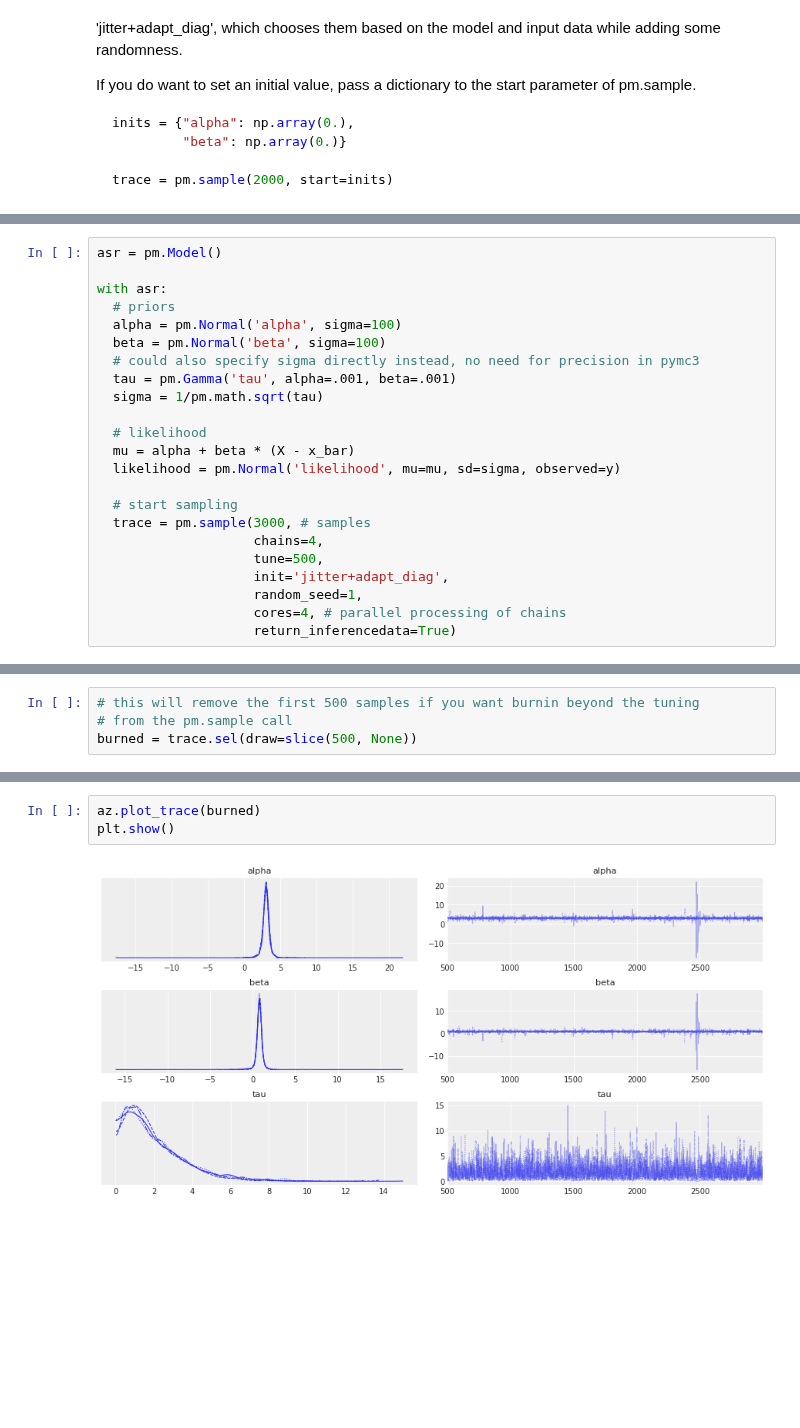
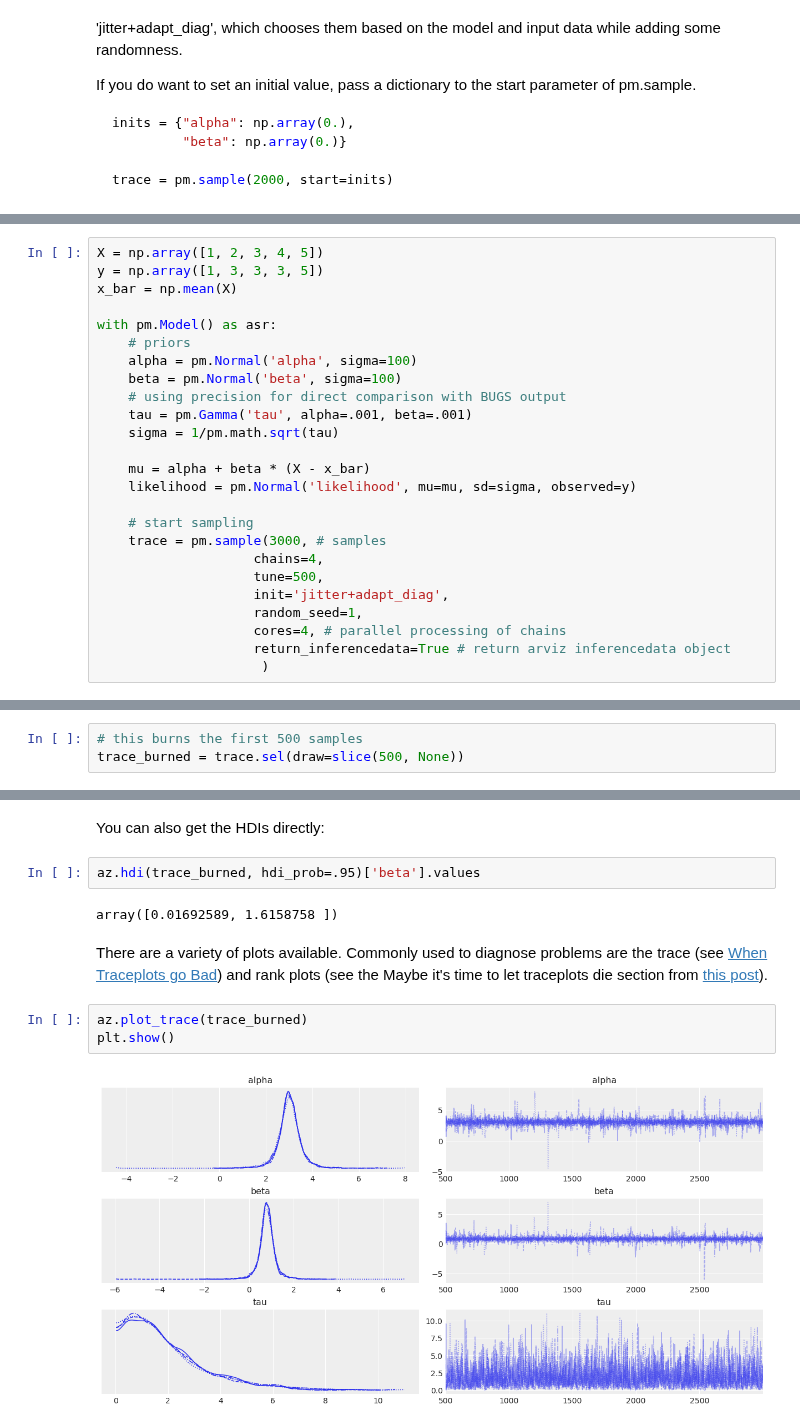
Before and after one commit to areding/6420-pymc, a Jupyter notebook: Unit1.ipynb, the cells around one changed output, grey strips where cells are left out. Cells and saved outputs as stored; diff of their text form; blank space fills up the shorter version.

```diff
--- a/Unit1.ipynb
+++ b/Unit1.ipynb
@@ -29,26 +31,28 @@ x_bar = np.mean(X)
 # %%
-asr = pm.Model()
+X = np.array([1, 2, 3, 4, 5])
+y = np.array([1, 3, 3, 3, 5])
+x_bar = np.mean(X)
 
-with asr:
-  # priors
-  alpha = pm.Normal('alpha', sigma=100)
-  beta = pm.Normal('beta', sigma=100)
-  # could also specify sigma directly instead, no need for precision in pymc3
-  tau = pm.Gamma('tau', alpha=.001, beta=.001)
-  sigma = 1/pm.math.sqrt(tau)
+with pm.Model() as asr:
+    # priors
+    alpha = pm.Normal('alpha', sigma=100)
+    beta = pm.Normal('beta', sigma=100)
+    # using precision for direct comparison with BUGS output
+    tau = pm.Gamma('tau', alpha=.001, beta=.001)
+    sigma = 1/pm.math.sqrt(tau)
 
-  # likelihood
-  mu = alpha + beta * (X - x_bar)
-  likelihood = pm.Normal('likelihood', mu=mu, sd=sigma, observed=y)
+    mu = alpha + beta * (X - x_bar)
+    likelihood = pm.Normal('likelihood', mu=mu, sd=sigma, observed=y)
 
-  # start sampling
-  trace = pm.sample(3000, # samples
+    # start sampling
+    trace = pm.sample(3000, # samples
                     chains=4,
                     tune=500,
                     init='jitter+adapt_diag',
                     random_seed=1,
                     cores=4, # parallel processing of chains
-                    return_inferencedata=True)
+                    return_inferencedata=True # return arviz inferencedata object
+                     )
 # %% [output]
 Auto-assigning NUTS sampler...
 Initializing NUTS using jitter+adapt_diag...
@@ -60,4 +72,3 @@ The number of effective samples is smaller than 25% for some parameters.
 # %%
-# this will remove the first 500 samples if you want burnin beyond the tuning
-# from the pm.sample call
-burned = trace.sel(draw=slice(500, None))
+# this burns the first 500 samples
+trace_burned = trace.sel(draw=slice(500, None))
@@ -64,5 +84,13 @@ burned = trace.sel(draw=slice(500, None))
+# %% [markdown]
+You can also get the HDIs directly:
+# %%
+az.hdi(trace_burned, hdi_prob=.95)['beta'].values
+# %% [output]
+array([0.01692589, 1.6158758 ])
+# %% [markdown]
+There are a variety of plots available. Commonly used to diagnose problems are the trace (see [When Traceplots go Bad](https://jpreszler.rbind.io/post/2019-09-28-bad-traceplots/)) and rank plots (see the Maybe it's time to let traceplots die section from [this post](https://statmodeling.stat.columbia.edu/2019/03/19/maybe-its-time-to-let-the-old-ways-die-or-we-broke-r-hat-so-now-we-have-to-fix-it/)).
 # %%
-az.plot_trace(burned)
+az.plot_trace(trace_burned)
 plt.show()
 # %% [output]
-[figure, old version]
+[figure, new version]
```
Also changed, not shown: parts of 14 cells of this notebook, 40 other files.
